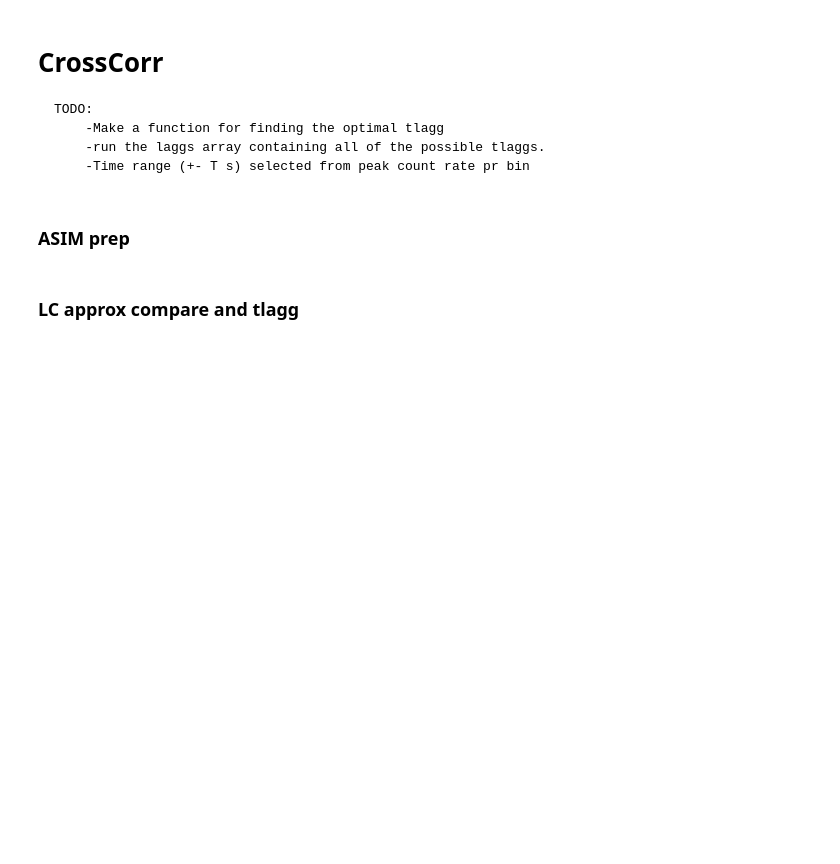
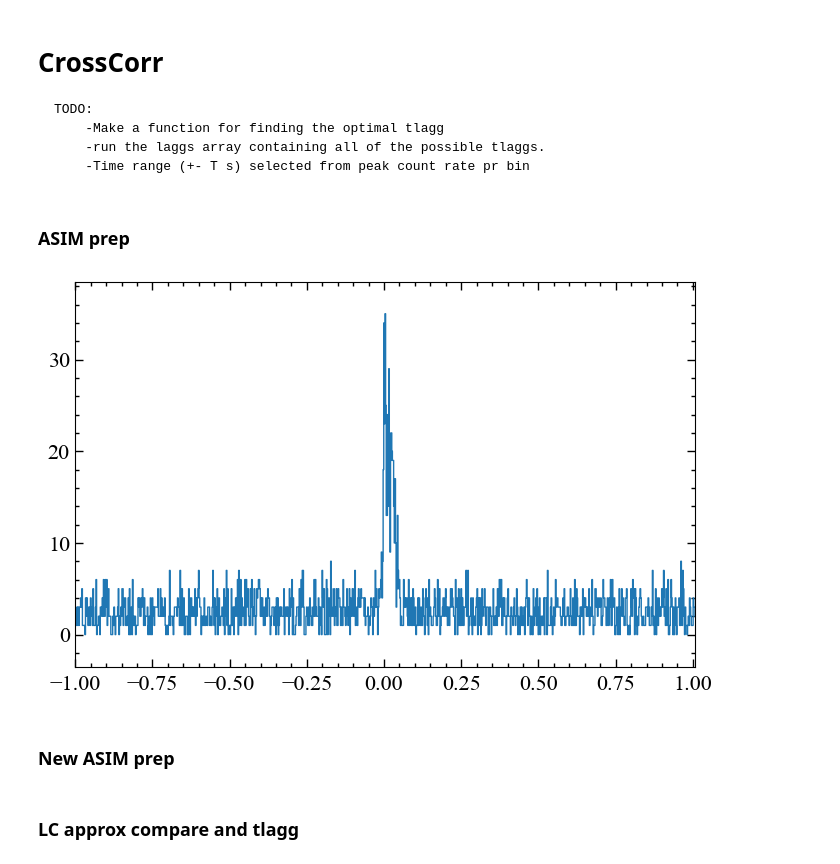
Before and after one commit to AndreasRamsli/GRB, a Jupyter notebook: xspec/ASIM/GRB201227ExtractASIM.ipynb, the cells around one changed output. Drawn from its saved outputs; the diff is of its cells as text; code cells hidden in the pictures; blank space fills up the shorter version.

Commit message:
done with GRB201227A data extraction

```diff
--- a/xspec/ASIM/GRB201227ExtractASIM.ipynb
+++ b/xspec/ASIM/GRB201227ExtractASIM.ipynb
@@ -87,18 +97,40 @@ kw_lc.plot(labels=["T-T0 [s]","counts/2ms"],title="GRB 201227A KW 360-1360 keV",
 # %%
 kevArr = ASIM_df["keV"].to_numpy(dtype=np.float32)
 tus = ASIM_df["tus"].to_numpy(dtype=np.float64)/1e6 #converting to seconds
 indexInBound = []
 for i,kev in enumerate(kevArr):
     if 360<=kev<=1360:
         indexInBound.append(i)
 kevArr = kevArr[indexInBound]
 tus = tus[indexInBound]
 
-laggApprox = -0.4
+laggApprox = -0.531
 tus += laggApprox
-
-asim_binsOrg = np.round(np.arange(-1.5,2,binsize,dtype=np.float32),3)
-
+#asim_binsOrg = np.round(np.arange(-1.5,2,binsize,dtype=np.float32),3)
+asim_binsOrg = np.round(np.arange(min(tus),max(tus)+binsize,binsize),3)
 hist = np.histogram(tus,bins=asim_binsOrg)
 asimCounts,asimEdges = hist[0],hist[1]
-asimLC = LC(time=np.round(asimEdges[:-1],3)+binsize/2, counts=asimCounts, skip_checks=True,dt=binsize)
+
+#iAsimBkgStart = find_nearest(asimEdges,min(asimEdges)+0.05)
+#iAsimBkgEnd = find_nearest(asimEdges,0-)
+#asimBkg = sum(asimCounts[iAsimBkgStart:iAsimBkgEnd])/len(asimCounts[iAsimBkgStart:iAsimBkgEnd])
+"""
+asimBkg = 2.5146341463414634
+for i,count in enumerate(asimCounts):
+    if count-asimBkg <= 0:
+        asimCounts[i] = 0
+    else:
+        asimCounts[i] -= asimBkg
+"""
+
+plt.step(x=asimEdges[:-1],y=asimCounts,where="post")
+plt.show()
+
+
+df = pd.DataFrame(data={"Ti":np.round(asimEdges[:-1],3), "Tf":np.round(asimEdges[1:],3), "Counts":np.round(asimCounts,2)})
+np.savetxt(fname="asimLC_tshift_-0.531s",X=df,fmt=["%.3f","%.3f","%.2f"],header="Ti,Tf,Counts",delimiter=",")
+#asimLC = LC(time=np.round(asimEdges[:-1],3)+binsize/2, counts=asimCounts, skip_checks=True,dt=binsize)
+# %% [output]
+[figure, added]
+# %% [markdown]
+### New ASIM prep
```
Also changed, not shown: parts of 3 cells of this notebook, 13 other files.
